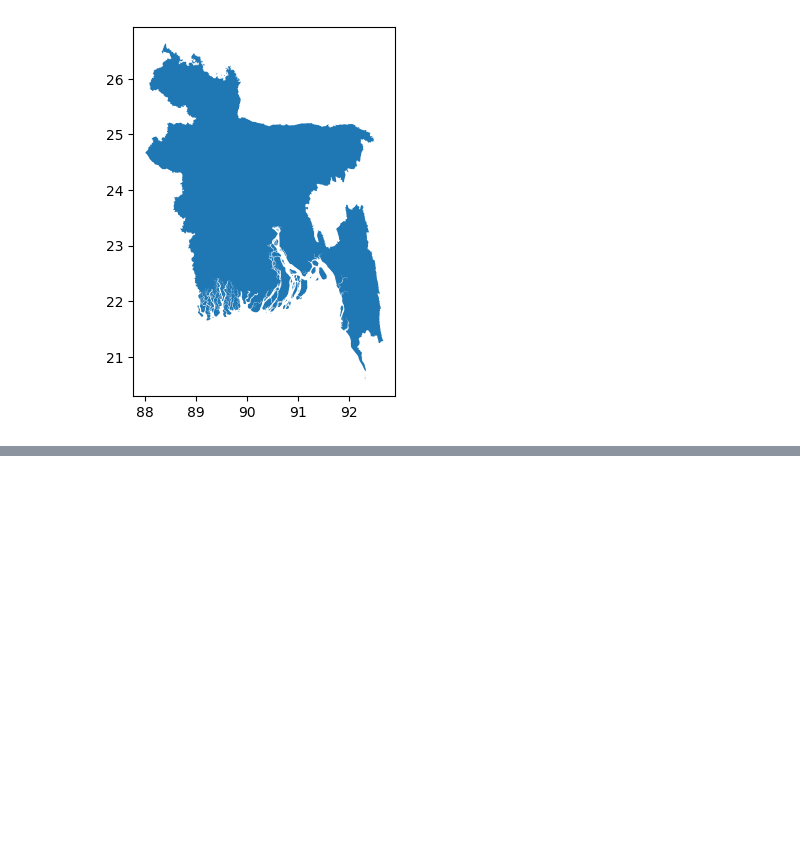
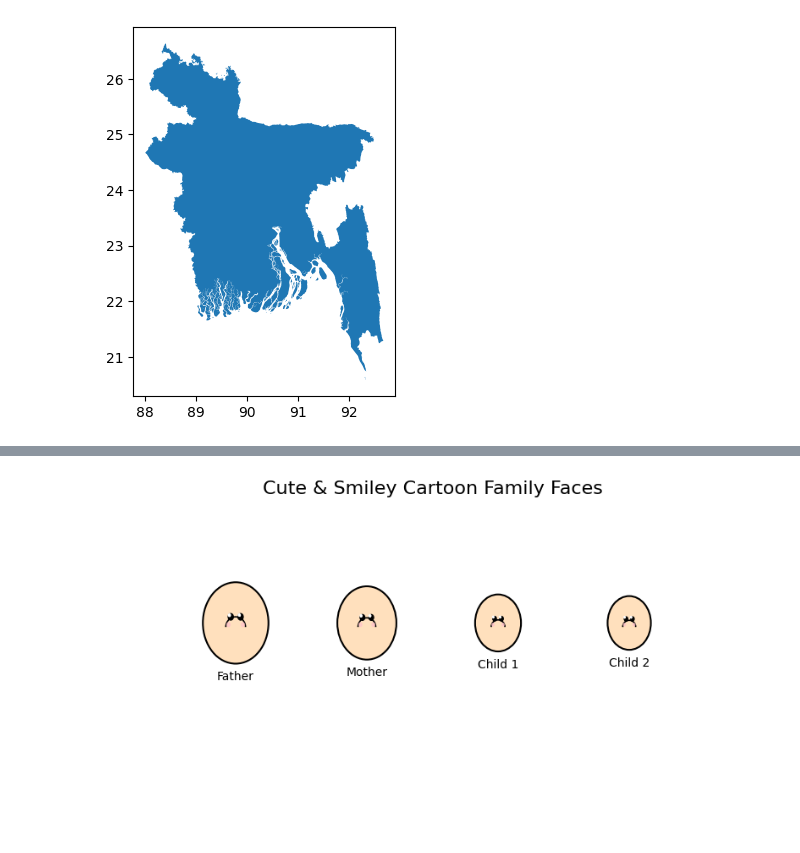
Before and after one commit to BushraOnika/Python-practise, a Jupyter notebook: pizza_slice.ipynb, the cells around one changed output, grey strips where cells are left out. Drawn from its saved outputs; the diff is of its cells as text; code cells hidden in the pictures; blank space fills up the shorter version.

```diff
--- a/pizza_slice.ipynb
+++ b/pizza_slice.ipynb
@@ -151,0 +208,53 @@ gdf.plot(ax=ax)
+# %%
+import matplotlib.pyplot as plt
+from matplotlib.patches import Circle, Arc
+import matplotlib.lines as mlines
+
+def draw_cute_face(ax, x, y, radius=0.4, face_color='#FFE0BD', label='', eye_color='black', blush_color='#FFC0CB'):
+    # Face
+    head = Circle((x, y), radius, facecolor=face_color, edgecolor='black', lw=1.5)
+    ax.add_patch(head)
+
+    # Eyes (big and sparkly)
+    eye_y = y + 0.15 * radius
+    eye_dx = 0.15 * radius
+    eye_radius = 0.08 * radius
+    sparkle_radius = eye_radius / 2.5
+
+    for dx in [-eye_dx, eye_dx]:
+        eye = Circle((x + dx, eye_y), eye_radius, color=eye_color)
+        sparkle = Circle((x + dx - 0.02, eye_y + 0.02), sparkle_radius, color='white')
+        ax.add_patch(eye)
+        ax.add_patch(sparkle)
+
+    # Smile (curved and friendly)
+    smile = Arc((x, y - 0.05), 0.3 * radius * 2, 0.25 * radius * 2,
+                theta1=0, theta2=180, color='black', lw=1.2)
+    ax.add_patch(smile)
+
+    # Cheeks (blush)
+    blush_dx = 0.22 * radius
+    blush_y = y - 0.02
+    for dx in [-blush_dx, blush_dx]:
+        cheek = Circle((x + dx, blush_y), 0.05 * radius, color=blush_color, alpha=0.6)
+        ax.add_patch(cheek)
+
+    # Label below
+    ax.text(x, y - radius - 0.2, label, ha='center', fontsize=10)
+
+# Set up canvas
+fig, ax = plt.subplots(figsize=(10, 5))
+ax.set_xlim(0, 10)
+ax.set_ylim(0, 4)
+ax.axis('off')
+
+# Draw cute family
+draw_cute_face(ax, 2, 2.5, radius=0.5, label='Father')
+draw_cute_face(ax, 4, 2.5, radius=0.45, label='Mother')
+draw_cute_face(ax, 6, 2.5, radius=0.35, label='Child 1')
+draw_cute_face(ax, 8, 2.5, radius=0.33, label='Child 2')
+
+plt.title("Cute & Smiley Cartoon Family Faces", fontsize=16)
+plt.show()
+# %% [output]
+[figure, added]
```
Also changed, not shown: parts of 3 cells of this notebook.
